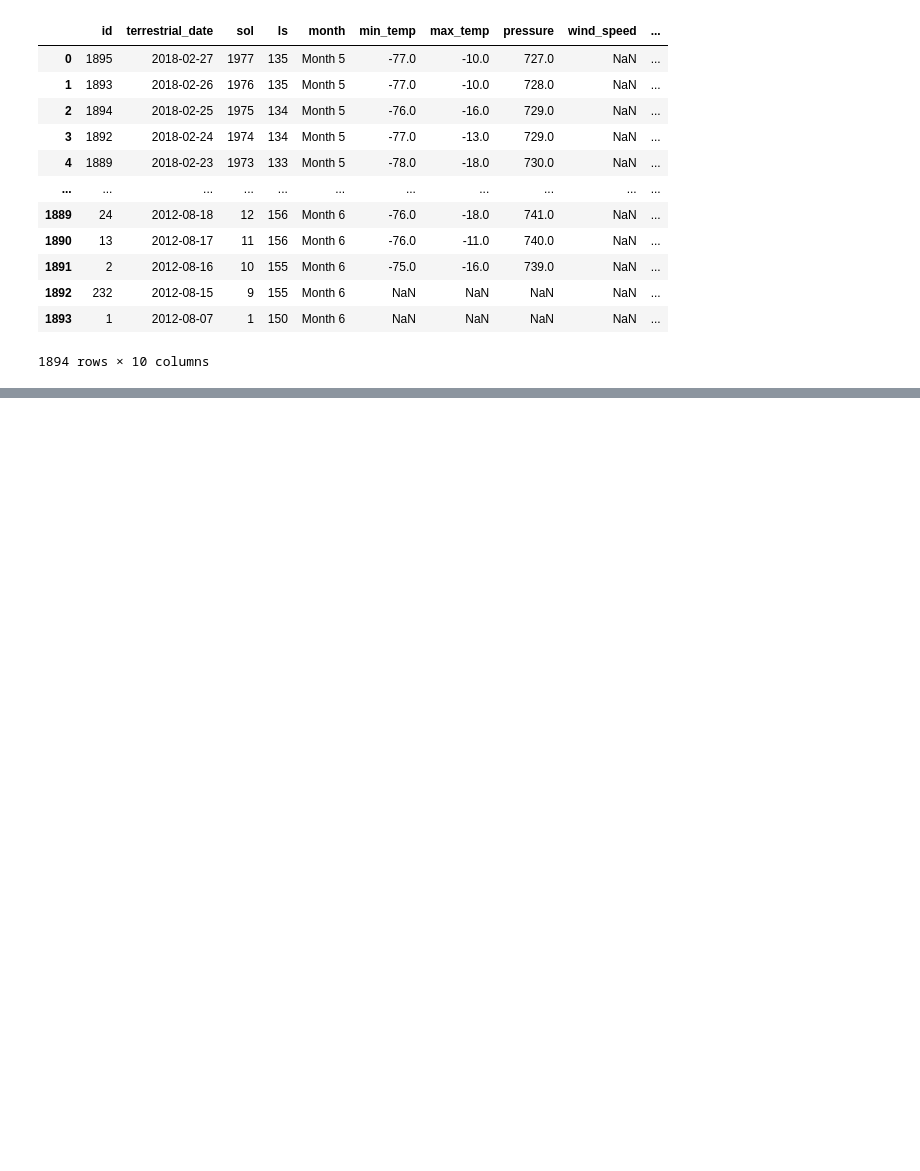
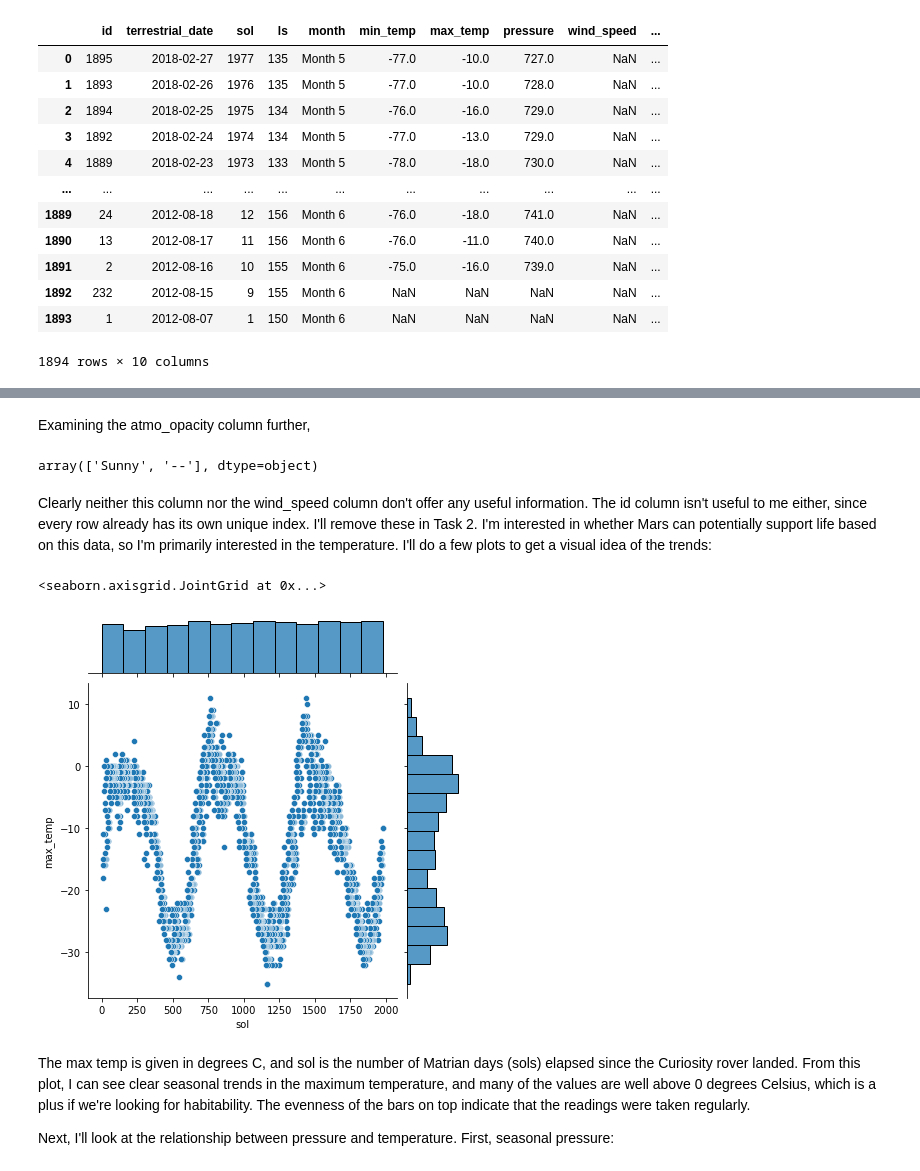
Before and after one commit to data301-2021-winter1/group15-project, a Jupyter notebook: notebooks/analysis1.ipynb, the cells around one changed output, grey strips where cells are left out. Drawn from its saved outputs; the diff is of its cells as text; code cells hidden in the pictures; blank space fills up the shorter version.

Commit message:
Completed Task 1 of MS3

```diff
--- a/notebooks/analysis1.ipynb
+++ b/notebooks/analysis1.ipynb
@@ -26,0 +75,19 @@ data_raw
+# %% [markdown]
+Examining the atmo_opacity column further,
+# %%
+data_raw.atmo_opacity.unique()
+# %% [output]
+array(['Sunny', '--'], dtype=object)
+# %% [markdown]
+Clearly neither this column nor the wind_speed column don't offer any useful information. The id column isn't useful to me either, since every row already has its own unique index. I'll remove these in Task 2.
+I'm interested in whether Mars can potentially support life based on this data, so I'm primarily interested in the temperature. I'll do a few plots to get a visual idea of the trends:
+# %%
+sns.jointplot(x='sol',y='max_temp', data=data_raw)
+# %% [output]
+<seaborn.axisgrid.JointGrid at 0x...>
+[figure, added]
+# %% [markdown]
+The max temp is given in degrees C, and sol is the number of Matrian days (sols) elapsed since the Curiosity rover landed.
+From this plot, I can see clear seasonal trends in the maximum temperature, and many of the values are well above 0 degrees Celsius, which is a plus if we're looking for habitability. The evenness of the bars on top indicate that the readings were taken regularly.
+
+Next, I'll look at the relationship between pressure and temperature. First, seasonal pressure:
```
Also changed, not shown: parts of 22 cells of this notebook, 1 other file.
